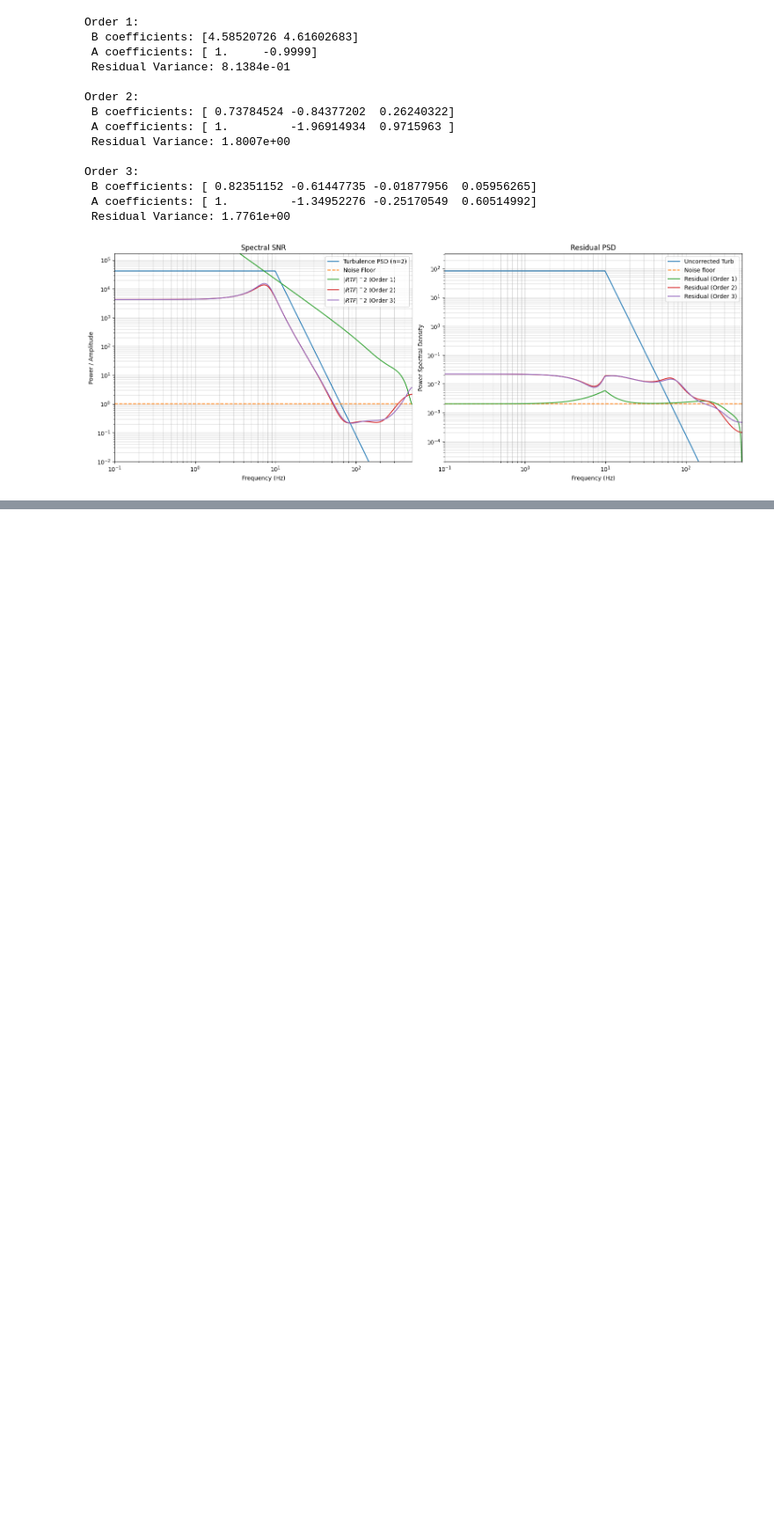
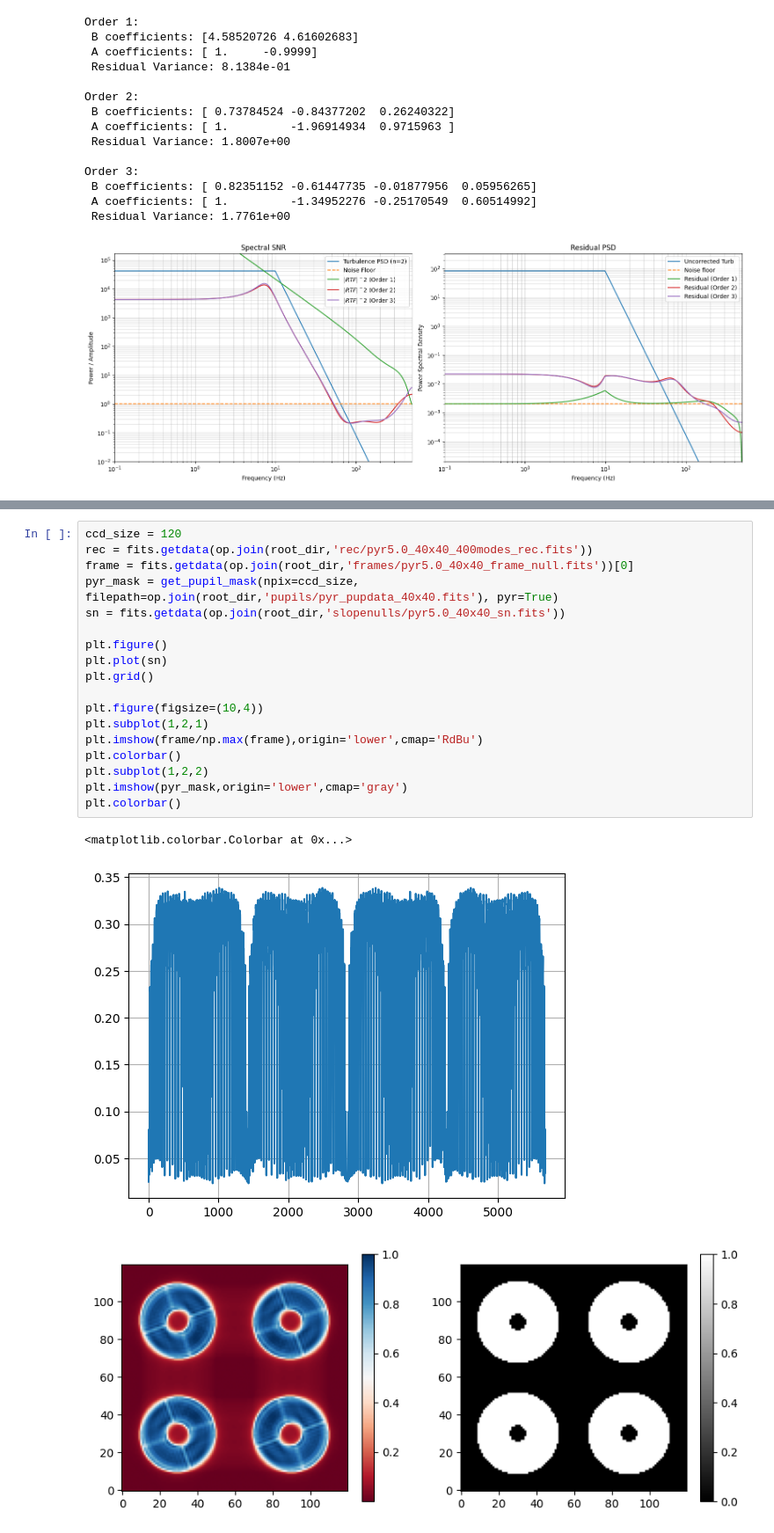
Before and after one commit to ArcetriAdaptiveOptics/SPECULA, a Jupyter notebook: config/ErrorBudget/optIIRTFs.ipynb, the cells around one changed output, grey strips where cells are left out. Shown at 88% size. Drawn from its saved outputs; the diff is of its cells as text; blank space fills up the shorter version.

```diff
--- a/config/ErrorBudget/optIIRTFs.ipynb
+++ b/config/ErrorBudget/optIIRTFs.ipynb
@@ -177,0 +210,22 @@ Order 3:
+# %%
+ccd_size = 120
+rec = fits.getdata(op.join(root_dir,'rec/pyr5.0_40x40_400modes_rec.fits'))
+frame = fits.getdata(op.join(root_dir,'frames/pyr5.0_40x40_frame_null.fits'))[0]
+pyr_mask = get_pupil_mask(npix=ccd_size, filepath=op.join(root_dir,'pupils/pyr_pupdata_40x40.fits'), pyr=True)
+sn = fits.getdata(op.join(root_dir,'slopenulls/pyr5.0_40x40_sn.fits'))
+
+plt.figure()
+plt.plot(sn)
+plt.grid()
+
+plt.figure(figsize=(10,4))
+plt.subplot(1,2,1)
+plt.imshow(frame/np.max(frame),origin='lower',cmap='RdBu')
+plt.colorbar()
+plt.subplot(1,2,2)
+plt.imshow(pyr_mask,origin='lower',cmap='gray')
+plt.colorbar()
+# %% [output]
+<matplotlib.colorbar.Colorbar at 0x...>
+[figure, added]
+[figure, added]
```
Also changed, not shown: parts of 2 cells of this notebook.
